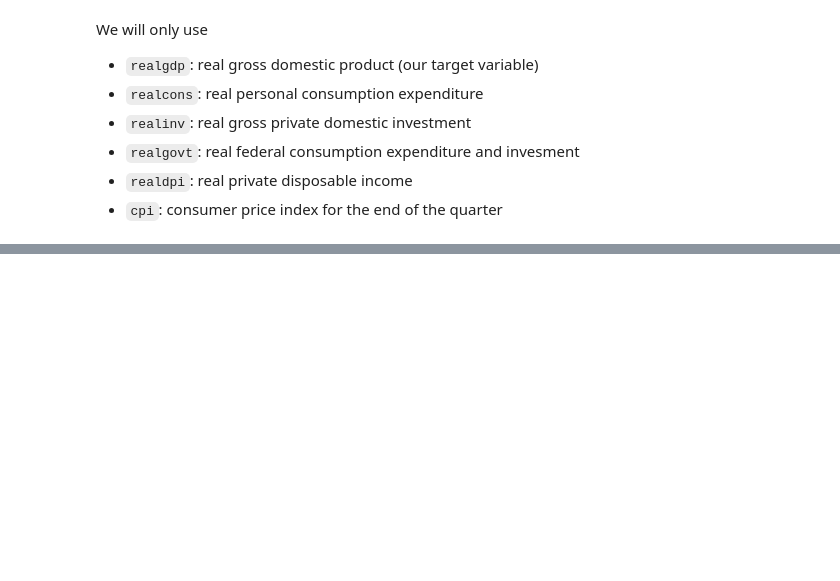
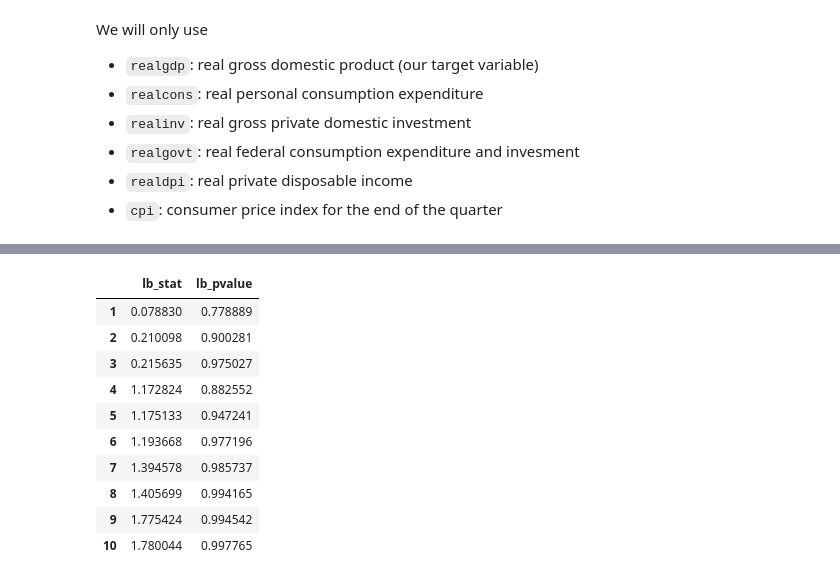
Before and after one commit to bsantanad/time-series, a Jupyter notebook: ch9_sarima_exogenous/sarima_exogenous.ipynb, the cells around one changed output, grey strips where cells are left out. Saved outputs shown, nothing was run; the diff lists cells and outputs as text; code cells hidden in the pictures; blank space fills up the shorter version.

```diff
--- a/ch9_sarima_exogenous/sarima_exogenous.ipynb
+++ b/ch9_sarima_exogenous/sarima_exogenous.ipynb
@@ -75,0 +257,14 @@ plt.tight_layout()
+# %%
+sm.stats.acorr_ljungbox(residuals, lags = range(1, 11))
+# %% [output]
+|  | lb_stat | lb_pvalue |
+| 1 | 0.078830 | 0.778889 |
+| 2 | 0.210098 | 0.900281 |
+| 3 | 0.215635 | 0.975027 |
+| 4 | 1.172824 | 0.882552 |
+| 5 | 1.175133 | 0.947241 |
+| 6 | 1.193668 | 0.977196 |
+| 7 | 1.394578 | 0.985737 |
+| 8 | 1.405699 | 0.994165 |
+| 9 | 1.775424 | 0.994542 |
+| 10 | 1.780044 | 0.997765 |
```
Also changed, not shown: parts of 27 cells of this notebook, 1 other file.
